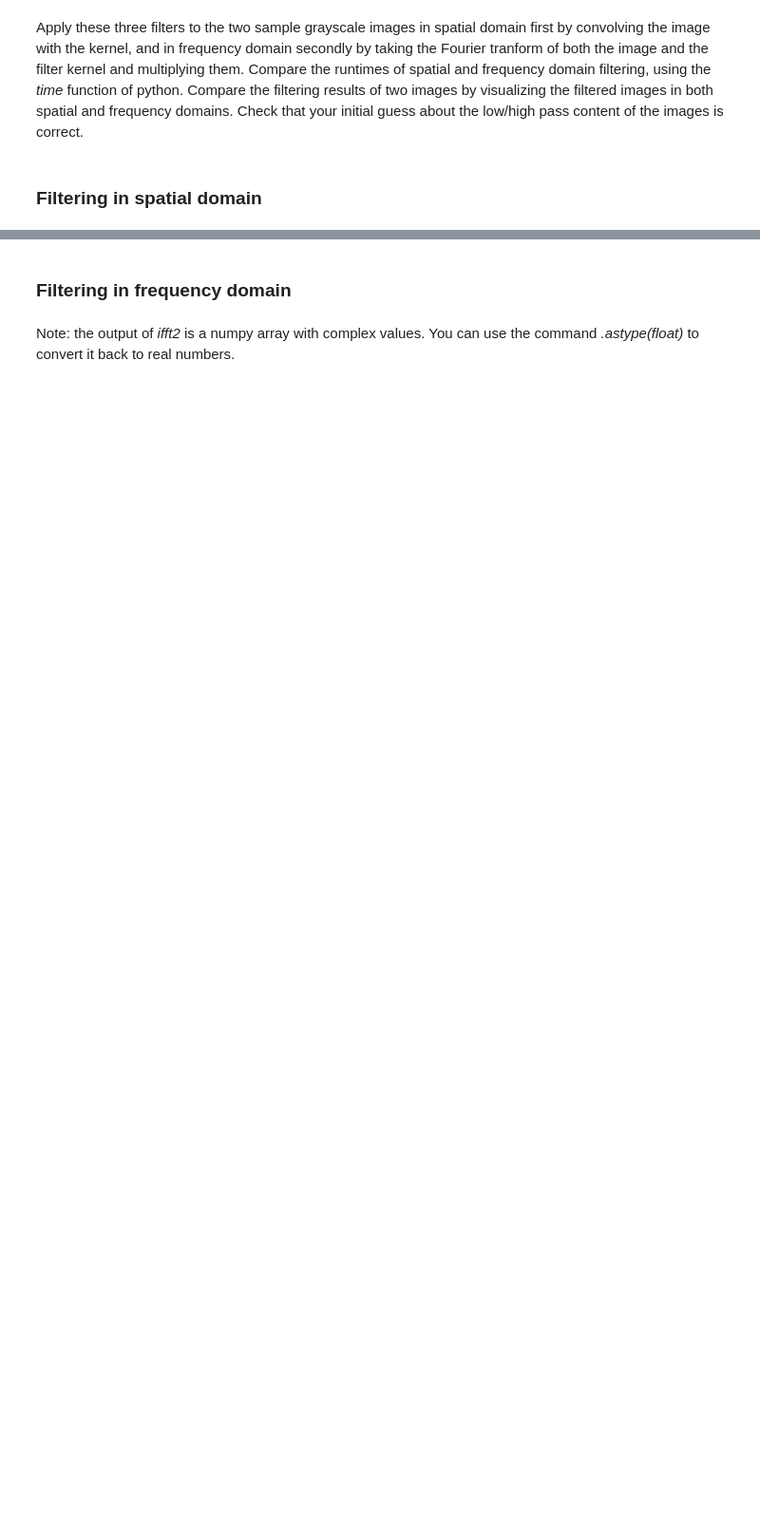
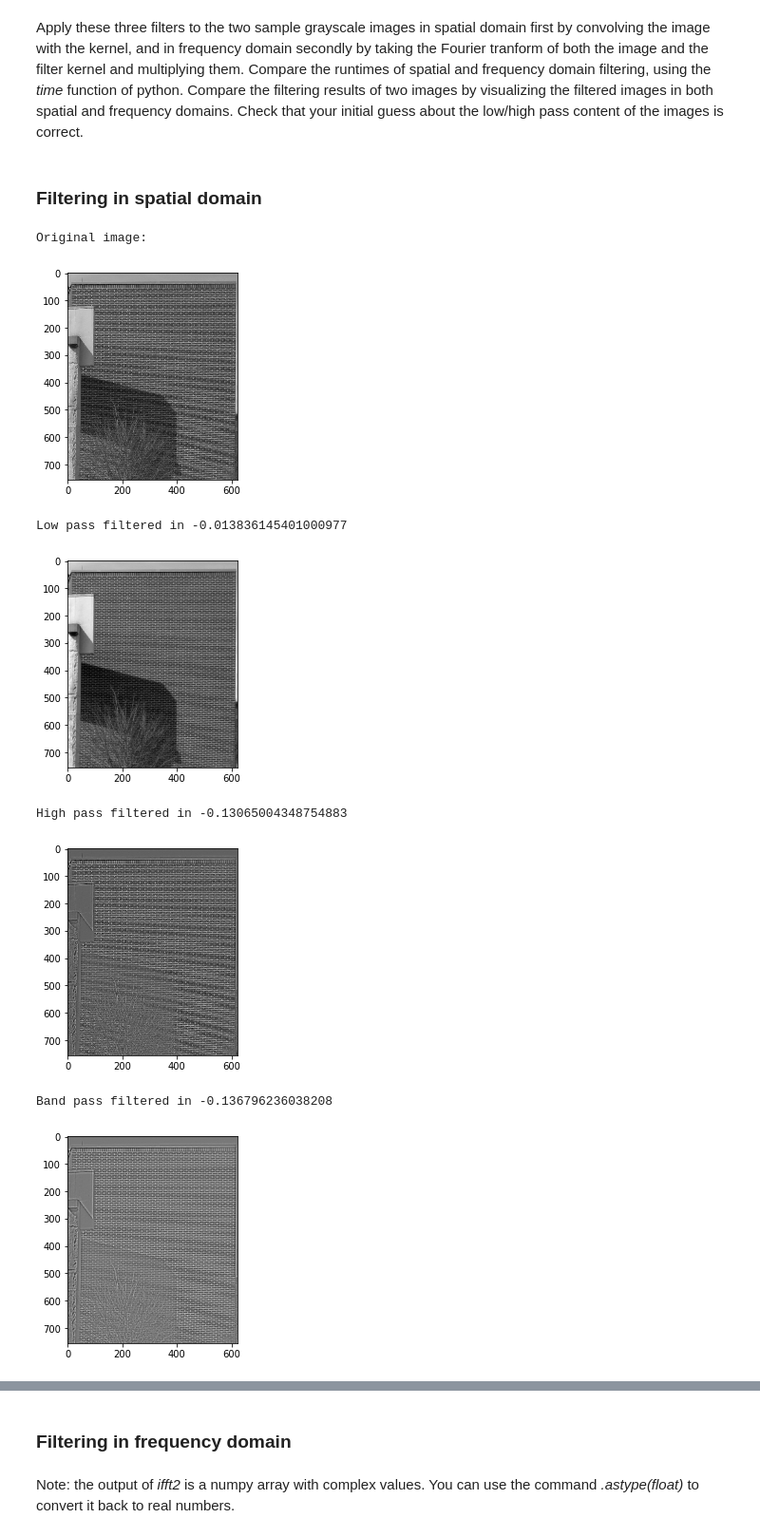
Before and after one commit to dvdblk/viscomp_tutorials, a Jupyter notebook: tutorials_cv/W4/W4_exercise.ipynb, the cells around one changed output, grey strips where cells are left out. Shown at 95% size. Cells and saved outputs as stored; diff of their text form; code cells hidden in the pictures; blank space fills up the shorter version.

```diff
--- a/tutorials_cv/W4/W4_exercise.ipynb
+++ b/tutorials_cv/W4/W4_exercise.ipynb
@@ -98,0 +129,34 @@ show()
+# %%
+print("Original image:")
+imshow(wall_gray, cmap='gray')
+show()
+
+start = time()
+wall_lp = convolve(wall_gray, lp_filter)
+end = time()
+print("Low pass filtered in {}".format(end - start))
+imshow(wall_lp, cmap='gray')
+show()
+
+start = time()
+wall_hp = convolve(wall_gray, hp_filter)
+end = time()
+print("High pass filtered in {}".format(end - start))
+imshow(wall_hp, cmap='gray')
+show()
+
+start = time()
+wall_bp = convolve(wall_gray, bp_filter)
+end = time()
+print("Band pass filtered in {}".format(end - start))
+imshow(wall_bp, cmap='gray')
+show()
+# %% [output]
+Original image:
+[figure, added]
+Low pass filtered in -0.013836145401000977
+[figure, added]
+High pass filtered in -0.13065004348754883
+[figure, added]
+Band pass filtered in -0.136796236038208
+[figure, added]
```
Also changed, not shown: parts of 23 cells of this notebook.
